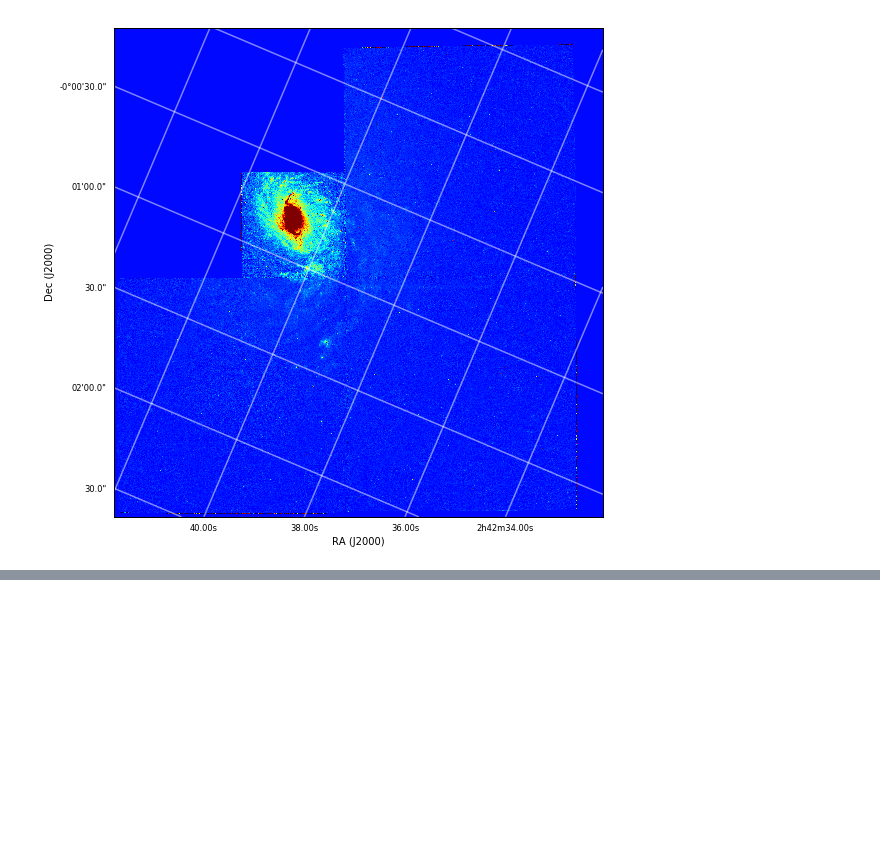
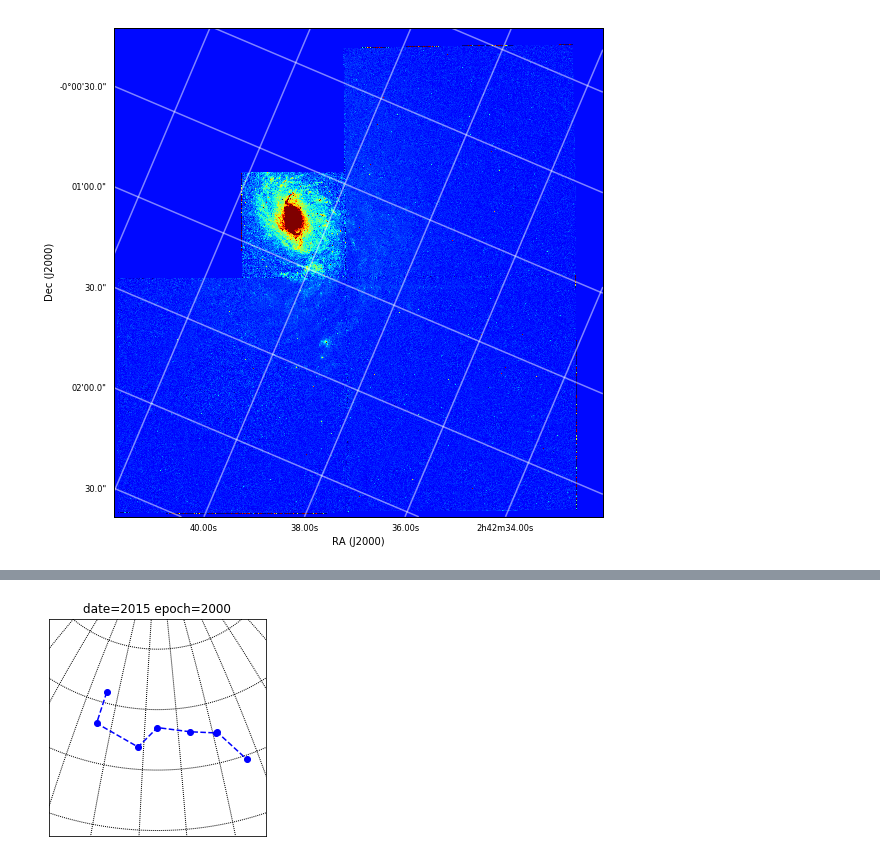
Before and after one commit to psychemedia/showntell, a Jupyter notebook: index_astronomy.ipynb, the cells around one changed output, grey strips where cells are left out. Saved outputs shown, nothing was run; the diff lists cells and outputs as text; code cells hidden in the pictures; blank space fills up the shorter version.

Commit message:
First proper demo

```diff
--- a/index_astronomy.ipynb
+++ b/index_astronomy.ipynb
@@ -36,0 +103,7 @@ INFO: Auto-setting vmax to  3.858e+01 [aplpy.core]
+# %%
+#Now calculate the big dipper using skyfield rather than pyEphem
+import skyfield.data.hipparcos
+
+#['Dubhe', 'Merak', 'Phecda', 'Megrez', 'Alioth', 'Mizar', 'Alcor', 'Alkaid',]
+dipper_ids = [54061, 53910, 58001, 59774, 62956, 65378, 65477, 67301]
+dipper_stars=[skyfield.data.hipparcos.get(str(x)) for x in dipper_ids]
@@ -36,0 +112,9 @@ INFO: Auto-setting vmax to  3.858e+01 [aplpy.core]
+# %%
+#Plot big dipper with skyfield
+#Code updated from original demo
+from skyfield.api import load
+ts = load.timescale()
+
+from skyfield.api import load
+planets = load('de421.bsp')
+earth = planets['earth']
@@ -36,0 +160,20 @@ INFO: Auto-setting vmax to  3.858e+01 [aplpy.core]
+# %%
+def skyfield_dipper(year, projection='aeqd'):
+    ra = []
+    dec = []
+    for star in dipper_stars:
+        r,d,z = earth.at(ts.utc(year, 1, 1)).observe(star).radec()
+        ra.append(r._degrees)
+        dec.append(d.degrees)
+    width = 4000000
+    m = Basemap(width=width, height=width, projection=projection,
+                lat_0=dec[3], lon_0=ra[3])
+    m.drawparallels(np.arange(-80,81,10))
+    m.drawmeridians(np.arange(-180,180,10))
+    x, y = m(ra, dec)
+    m.plot(x, y, marker='o', linestyle='--', color='b')
+    plt.title('date={} epoch={}'.format(year,'2000'))
+# %%
+skyfield_dipper(2015)
+# %% [output]
+[figure, added]
```
Also changed, not shown: parts of 18 cells of this notebook, 5 other files.
